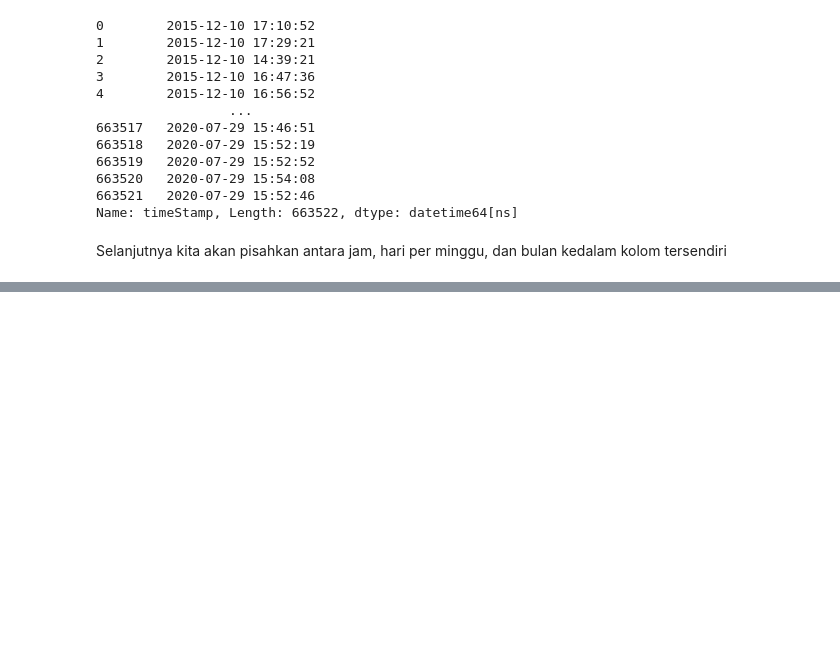
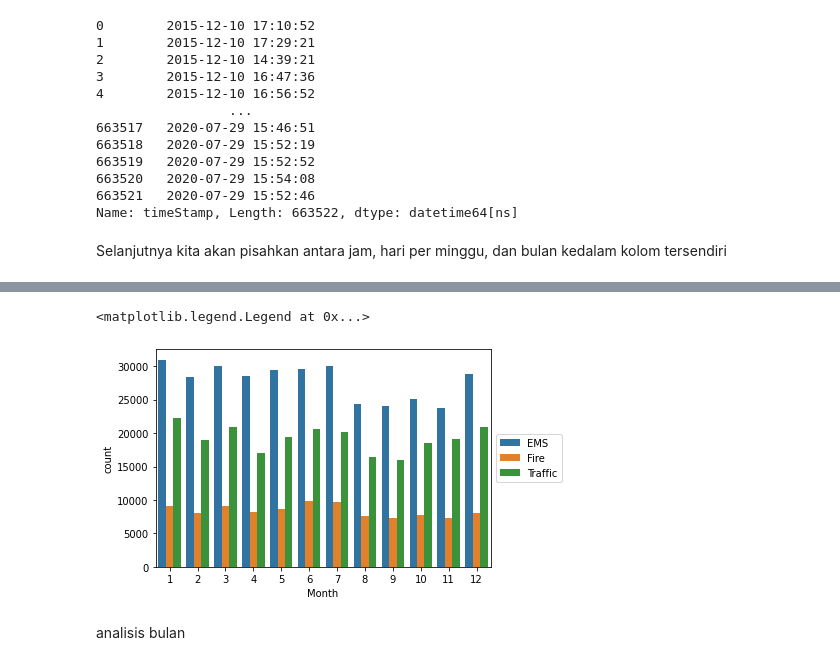
Before and after one commit to auriwan/911-emergency-call-analysis, a Jupyter notebook: 911_calls_Analysis.ipynb, the cells around one changed output, grey strips where cells are left out. Saved outputs shown, nothing was run; the diff lists cells and outputs as text; code cells hidden in the pictures; blank space fills up the shorter version.

```diff
--- a/911_calls_Analysis.ipynb
+++ b/911_calls_Analysis.ipynb
@@ -194,0 +218,4 @@ dmap = {
+# %%
+bulan_lmb=lambda x: df['timeStamp'][x].month
+list_bulan = list(map(bulan_lmb,list(df.index)))
+df['Month']=pd.Series(list_bulan)
@@ -194,0 +231,8 @@ dmap = {
+# %%
+sns.countplot(df['Month'], hue=df['Reason'])
+plt.legend(loc=6,bbox_to_anchor=(1.0,0.5))
+# %% [output]
+<matplotlib.legend.Legend at 0x...>
+[figure, added]
+# %% [markdown]
+analisis bulan
```
Also changed, not shown: parts of 39 cells of this notebook.
